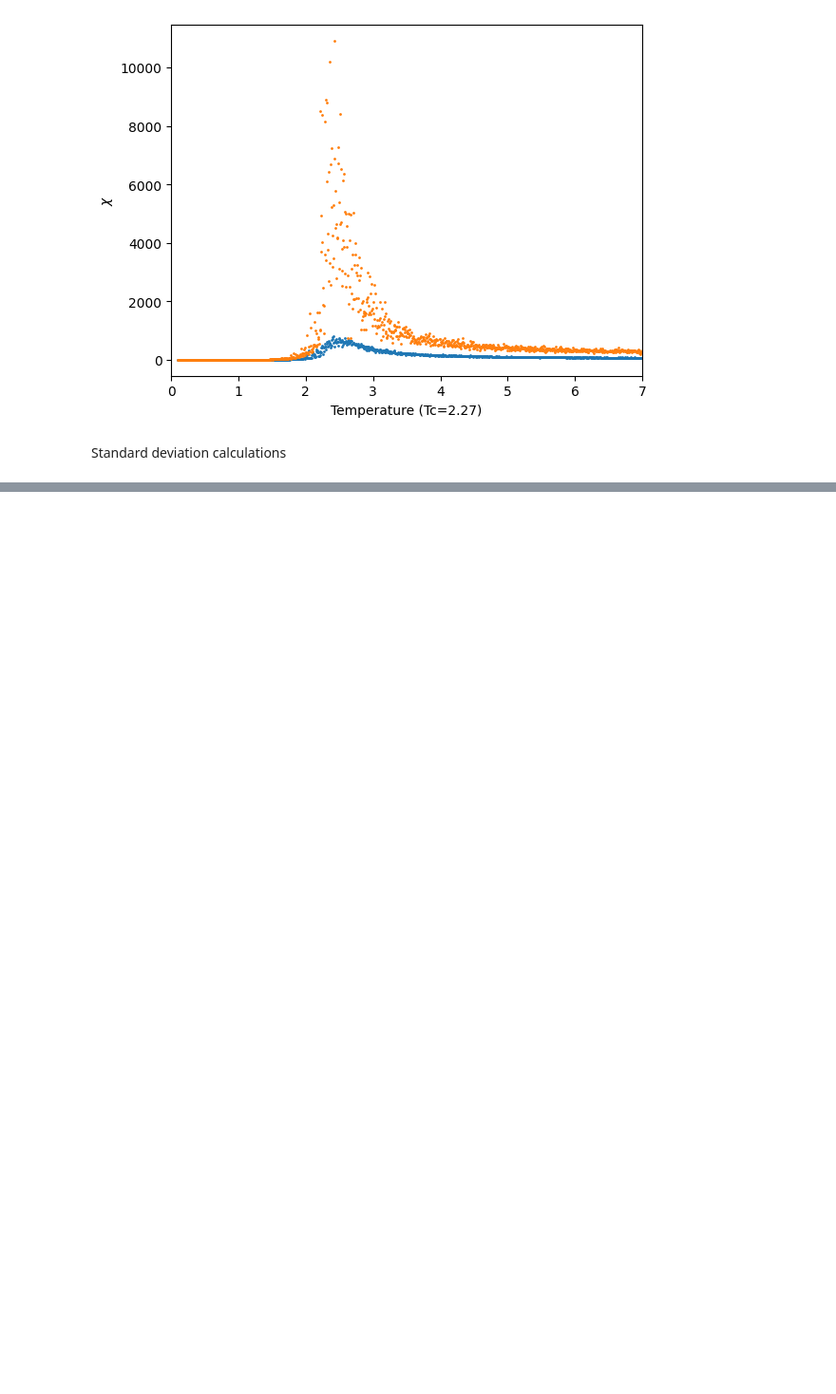
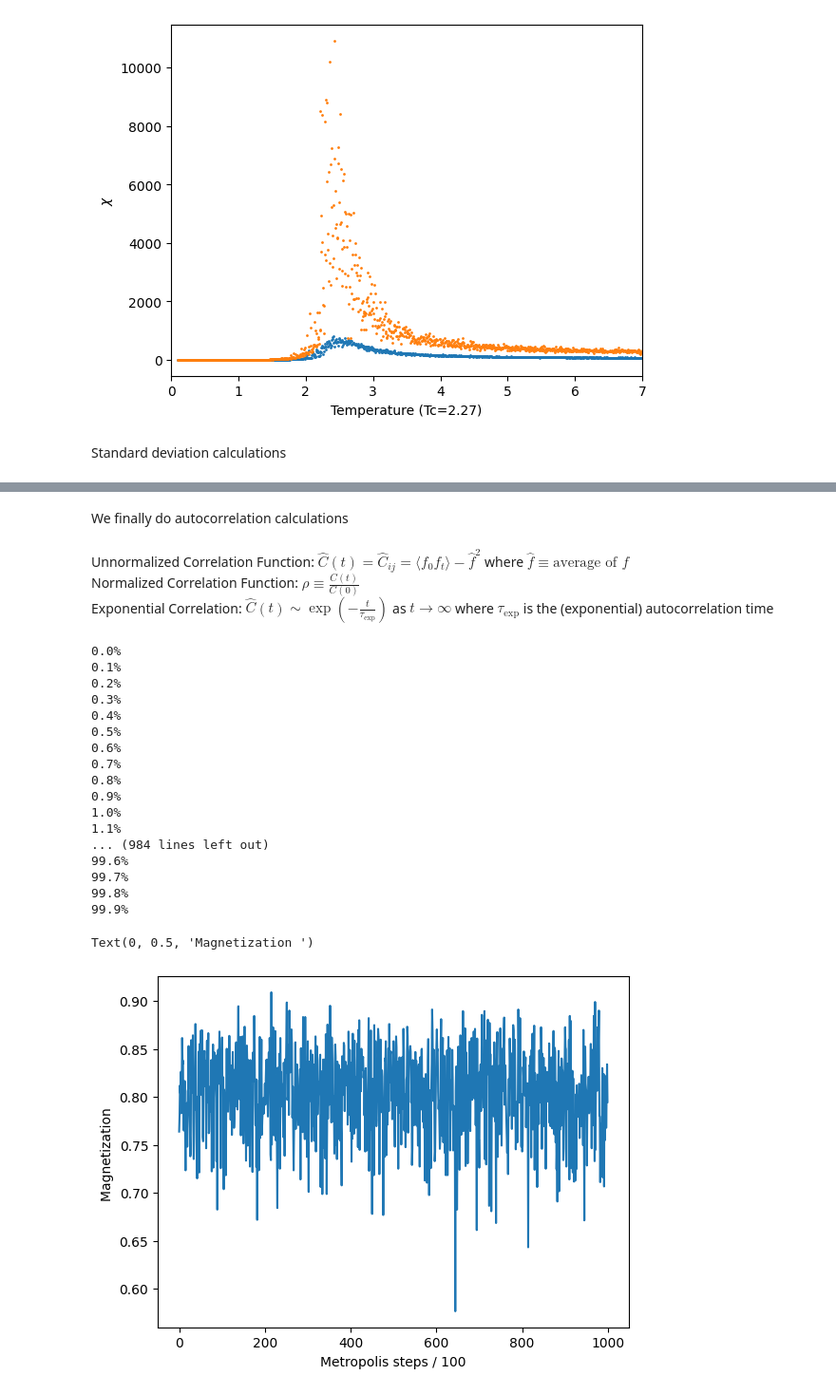
Before and after one commit to noahchanoah/thesis, a Jupyter notebook: Fising.ipynb, the cells around one changed output, grey strips where cells are left out. Shown at 95% size. Saved outputs shown, nothing was run; the diff lists cells and outputs as text; code cells hidden in the pictures; blank space fills up the shorter version.

Commit message:
Add autocorrelation

```diff
--- a/Fising.ipynb
+++ b/Fising.ipynb
@@ -744,0 +756,48 @@ Text(0, 0.5, 'Magnetization (100 is max)')
+# %% [markdown]
+We finally do autocorrelation calculations
+# %% [markdown]
+Unnormalized Correlation Function: $\hat{C}(t) = \hat{C}_{ij} = \langle f_0f_t \rangle - \hat{f}^2$ where $\hat{f} \equiv \text{average of } f$ \
+Normalized Correlation Function: $\rho \equiv \frac{C(t)}{C(0)}$  \
+Exponential Correlation: $\hat{C}(t) \sim \exp \left( -\frac{t}{\tau_{\exp}} \right)$ as $t \to \infty$ where $\tau_{\exp}$ is the (exponential) autocorrelation time
+# %%
+#reuse averaging code from above with metropolis to make a curve
+size = 6
+lat = initLattice(size,False)
+avgMags = []
+metSteps = np.arange(1000)
+for step in metSteps:
+    percent = round((step / metSteps.size) * 100, 1)
+    print("%s%%" % percent)
+
+    mTimeSeries = Metropolis(lat, 2.27, 10000)
+    avg = np.average(mTimeSeries) / (np.power(size,2))
+    avgMags.append(avg)
+
+
+
+#plot output
+#plt.xlim(0,7)
+#plt.ylim(-110,size*size + 10)
+plt.plot(metSteps, avgMags)
+plt.xlabel("Metropolis steps / 100")
+plt.ylabel("Magnetization ")
+# %% [output]
+0.0%
+0.1%
+0.2%
+0.3%
+0.4%
+0.5%
+0.6%
+0.7%
+0.8%
+0.9%
+1.0%
+1.1%
+... (984 lines left out)
+99.6%
+99.7%
+99.8%
+99.9%
+Text(0, 0.5, 'Magnetization ')
+[figure, added]
```
Also changed, not shown: parts of 3 cells of this notebook.
